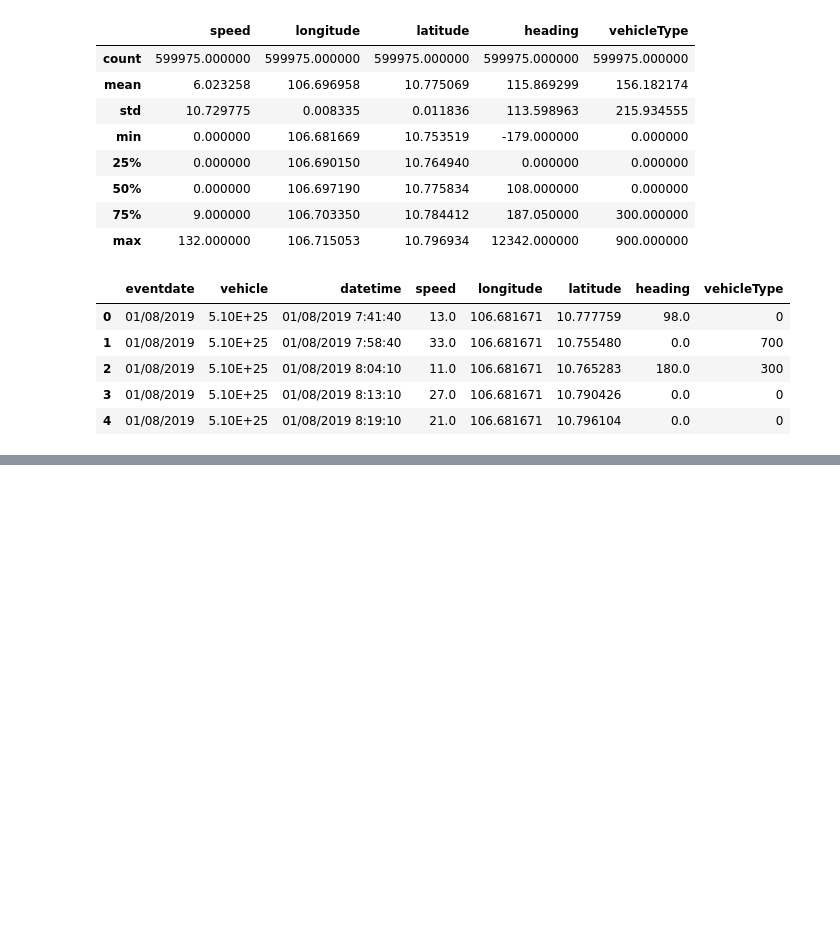
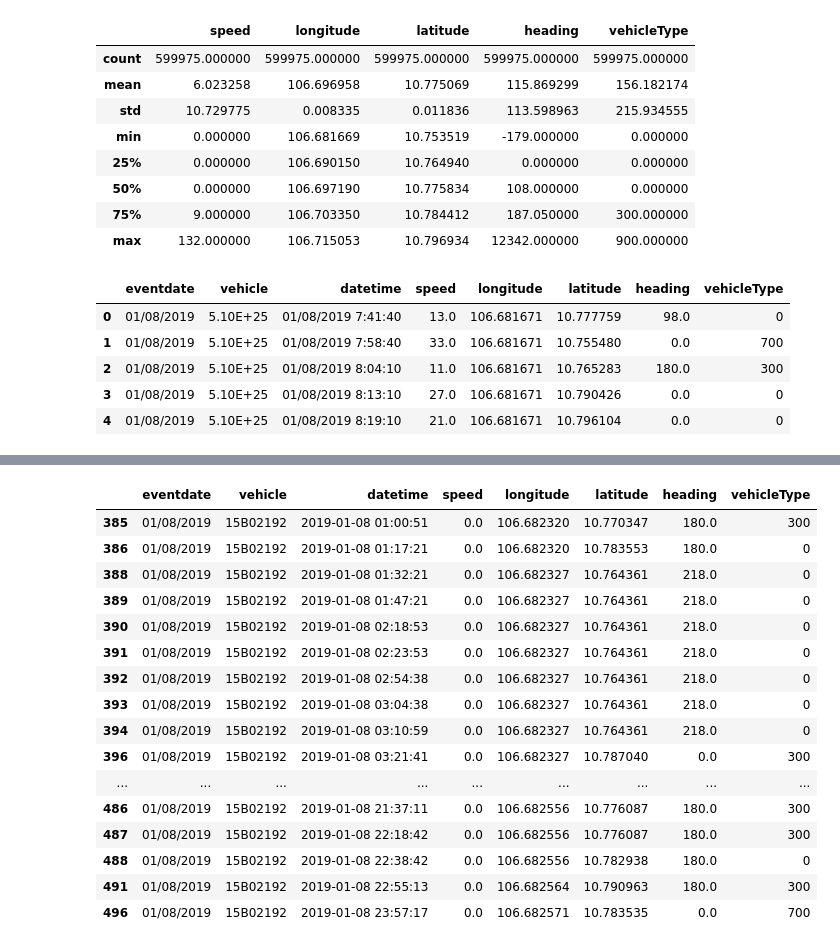
Before and after one commit to hxtruong6/greatmaps-vietbando, a Jupyter notebook: GMap_VietBanDo.ipynb, the cells around one changed output, grey strips where cells are left out. Saved outputs shown, nothing was run; the diff lists cells and outputs as text; code cells hidden in the pictures; blank space fills up the shorter version.

```diff
--- a/GMap_VietBanDo.ipynb
+++ b/GMap_VietBanDo.ipynb
@@ -128,0 +262,3 @@ memory usage: 182.2+ KB
+# %%
+temp = logs[(logs['vehicle']=='15B02192') & (logs['speed']==0)]
+temp.sample(5)
@@ -128,0 +272,20 @@ memory usage: 182.2+ KB
+# %%
+temp
+# %% [output]
+|  | eventdate | vehicle | datetime | speed | longitude | latitude | heading | vehicleType |
+| 385 | 01/08/2019 | 15B02192 | 2019-01-08 01:00:51 | 0.0 | 106.682320 | 10.770347 | 180.0 | 300 |
+| 386 | 01/08/2019 | 15B02192 | 2019-01-08 01:17:21 | 0.0 | 106.682320 | 10.783553 | 180.0 | 0 |
+| 388 | 01/08/2019 | 15B02192 | 2019-01-08 01:32:21 | 0.0 | 106.682327 | 10.764361 | 218.0 | 0 |
+| 389 | 01/08/2019 | 15B02192 | 2019-01-08 01:47:21 | 0.0 | 106.682327 | 10.764361 | 218.0 | 0 |
+| 390 | 01/08/2019 | 15B02192 | 2019-01-08 02:18:53 | 0.0 | 106.682327 | 10.764361 | 218.0 | 0 |
+| 391 | 01/08/2019 | 15B02192 | 2019-01-08 02:23:53 | 0.0 | 106.682327 | 10.764361 | 218.0 | 0 |
+| 392 | 01/08/2019 | 15B02192 | 2019-01-08 02:54:38 | 0.0 | 106.682327 | 10.764361 | 218.0 | 0 |
+| 393 | 01/08/2019 | 15B02192 | 2019-01-08 03:04:38 | 0.0 | 106.682327 | 10.764361 | 218.0 | 0 |
+| 394 | 01/08/2019 | 15B02192 | 2019-01-08 03:10:59 | 0.0 | 106.682327 | 10.764361 | 218.0 | 0 |
+| 396 | 01/08/2019 | 15B02192 | 2019-01-08 03:21:41 | 0.0 | 106.682327 | 10.787040 | 0.0 | 300 |
+| ... | ... | ... | ... | ... | ... | ... | ... | ... |
+| 486 | 01/08/2019 | 15B02192 | 2019-01-08 21:37:11 | 0.0 | 106.682556 | 10.776087 | 180.0 | 300 |
+| 487 | 01/08/2019 | 15B02192 | 2019-01-08 22:18:42 | 0.0 | 106.682556 | 10.776087 | 180.0 | 300 |
+| 488 | 01/08/2019 | 15B02192 | 2019-01-08 22:38:42 | 0.0 | 106.682556 | 10.782938 | 180.0 | 0 |
+| 491 | 01/08/2019 | 15B02192 | 2019-01-08 22:55:13 | 0.0 | 106.682564 | 10.790963 | 180.0 | 300 |
+| 496 | 01/08/2019 | 15B02192 | 2019-01-08 23:57:17 | 0.0 | 106.682571 | 10.783535 | 0.0 | 700 |
```
Also changed, not shown: parts of 20 cells of this notebook.
